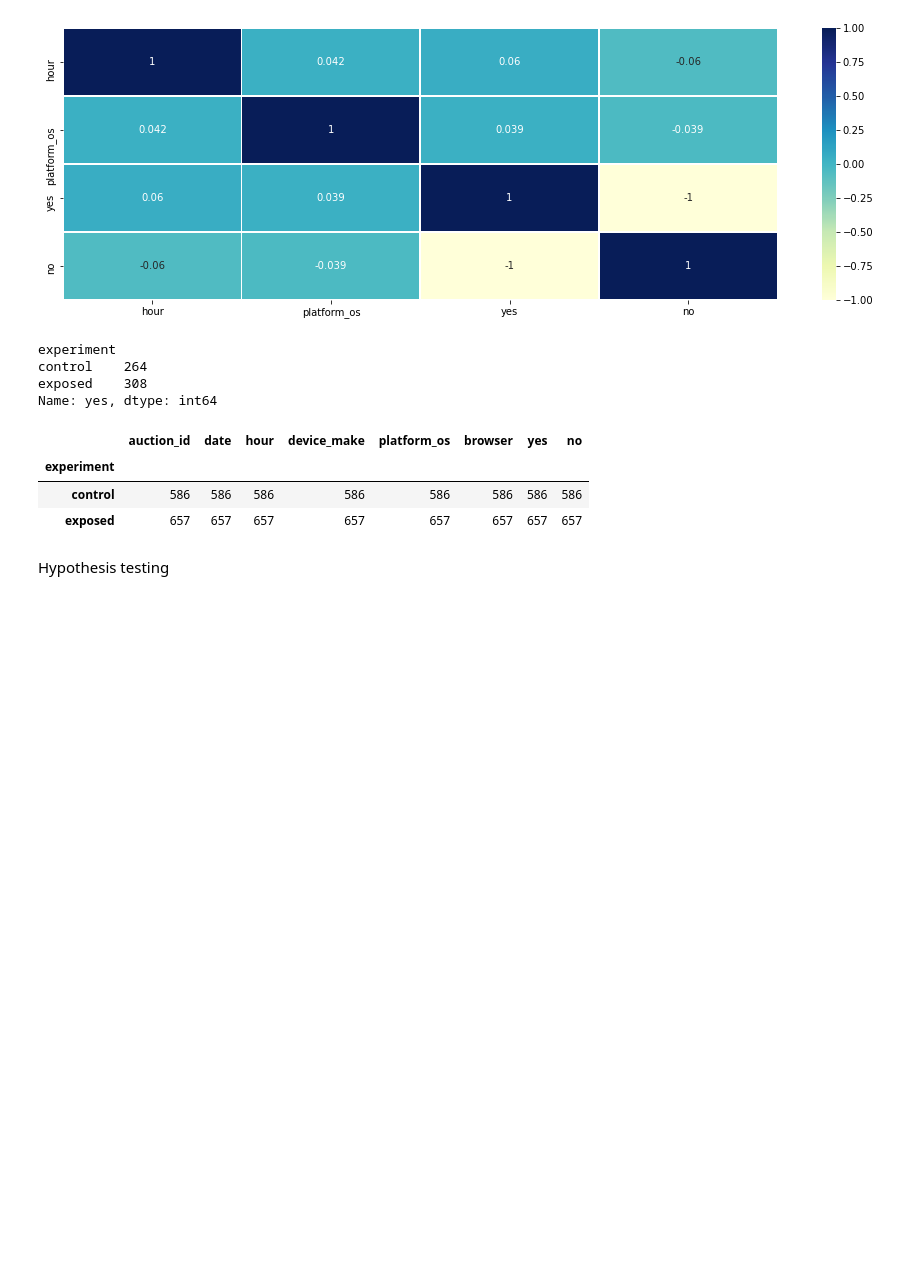
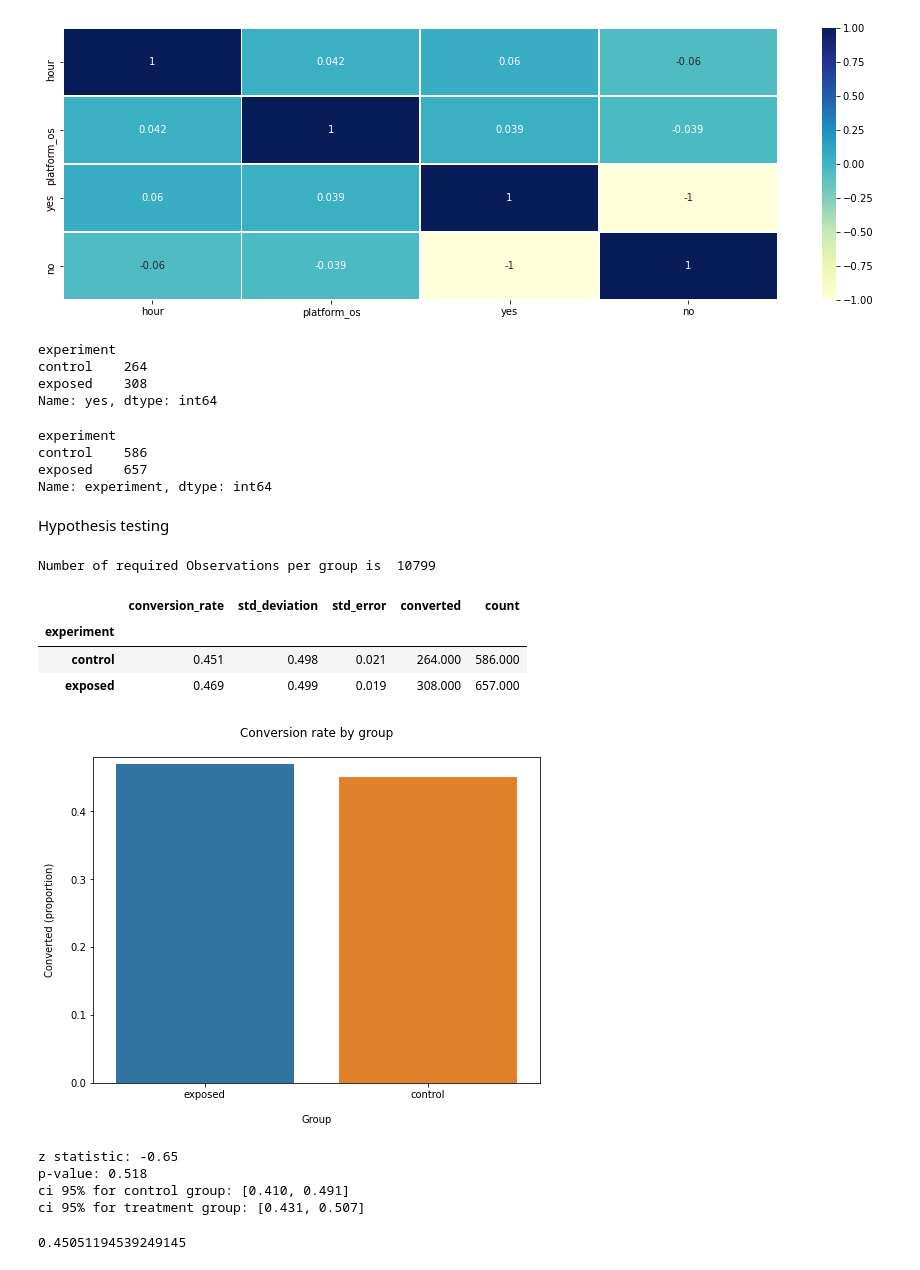
Before and after one commit to SameC137/A-B-Testing, a Jupyter notebook: A-B Testing.ipynb, the cells around one changed output. Drawn from its saved outputs; the diff is of its cells as text; code cells hidden in the pictures; blank space fills up the shorter version.

Commit message:
Added plotting, started sequential testing

```diff
--- a/A-B Testing.ipynb
+++ b/A-B Testing.ipynb
@@ -129,16 +140,19 @@ control    264
 exposed    308
 Name: yes, dtype: int64
 # %%
-responded.groupby("experiment").count()
+responded.groupby("experiment")["experiment"].count()
 # %% [output]
-|  | auction_id | date | hour | device_make | platform_os | browser | yes | no |
-| experiment |  |  |  |  |  |  |  |  |
-| control | 586 | 586 | 586 | 586 | 586 | 586 | 586 | 586 |
-| exposed | 657 | 657 | 657 | 657 | 657 | 657 | 657 | 657 |
+experiment
+control    586
+exposed    657
+Name: experiment, dtype: int64
 # %% [markdown]
 Hypothesis testing
+# %%
+users = pd.DataFrame(data = responded[["auction_id", "experiment"]])
+users["converted"] = responded.yes
 # %%
-effect_size = sms.proportion_effectsize(0.45, 0.46)    # Calculating effect size based on our expected rates
+effect_size = sms.proportion_effectsize(0.45, 0.469)    # Calculating effect size based on our expected rates
 
 required_n = sms.NormalIndPower().solve_power(
     effect_size,
@@ -149,4 +163,59 @@ required_n = sms.NormalIndPower().solve_power(
 
 required_n = ceil(required_n)                          # Rounding up to next whole number
 
-print(required_n)
+print("Number of required Observations per group is ",required_n)
+# %% [output]
+Number of required Observations per group is  10799
+# %%
+conversion_rates = users.groupby('experiment')['converted']
+
+std_p = lambda x: np.std(x, ddof=0)              # Std. deviation of the proportion
+se_p = lambda x: stats.sem(x, ddof=0)            # Std. error of the proportion (std / sqrt(n))
+
+conversion_rates = conversion_rates.agg([np.mean, std_p, se_p,"sum","count"])
+conversion_rates.columns = ['conversion_rate', 'std_deviation', 'std_error',"converted","count"]
+
+
+conversion_rates.style.format('{:.3f}')
+# %% [output]
+|  | conversion_rate | std_deviation | std_error | converted | count |
+| experiment |  |  |  |  |  |
+| control | 0.451 | 0.498 | 0.021 | 264.000 | 586.000 |
+| exposed | 0.469 | 0.499 | 0.019 | 308.000 | 657.000 |
+# %%
+plt.figure(figsize=(8,6))
+
+sns.barplot(x=users['experiment'], y=users['converted'], ci=False)
+
+plt.ylim(0, 0.48)
+plt.title('Conversion rate by group', pad=20)
+plt.xlabel('Group', labelpad=15)
+plt.ylabel('Converted (proportion)', labelpad=15)
+# %% [output]
+[figure, added]
+# %%
+from statsmodels.stats.proportion import proportions_ztest, proportion_confint
+
+control_results = users[users['experiment'] == 'control']['converted']
+treatment_results = users[users['experiment'] == 'exposed']['converted']
+n_con = control_results.count()
+n_treat = treatment_results.count()
+successes = [control_results.sum(), treatment_results.sum()]
+nobs = [n_con, n_treat]
+
+z_stat, pval = proportions_ztest(successes, nobs=nobs)
+(lower_con, lower_treat), (upper_con, upper_treat) = proportion_confint(successes, nobs=nobs, alpha=0.05)
+
+print(f'z statistic: {z_stat:.2f}')
+print(f'p-value: {pval:.3f}')
+print(f'ci 95% for control group: [{lower_con:.3f}, {upper_con:.3f}]')
+print(f'ci 95% for treatment group: [{lower_treat:.3f}, {upper_treat:.3f}]')
+# %% [output]
+z statistic: -0.65
+p-value: 0.518
+ci 95% for control group: [0.410, 0.491]
+ci 95% for treatment group: [0.431, 0.507]
+# %%
+conversion_rates.loc["control"]["conversion_rate"]
+# %% [output]
+0.45051194539249145
```
Also changed, not shown: parts of 9 cells of this notebook.
